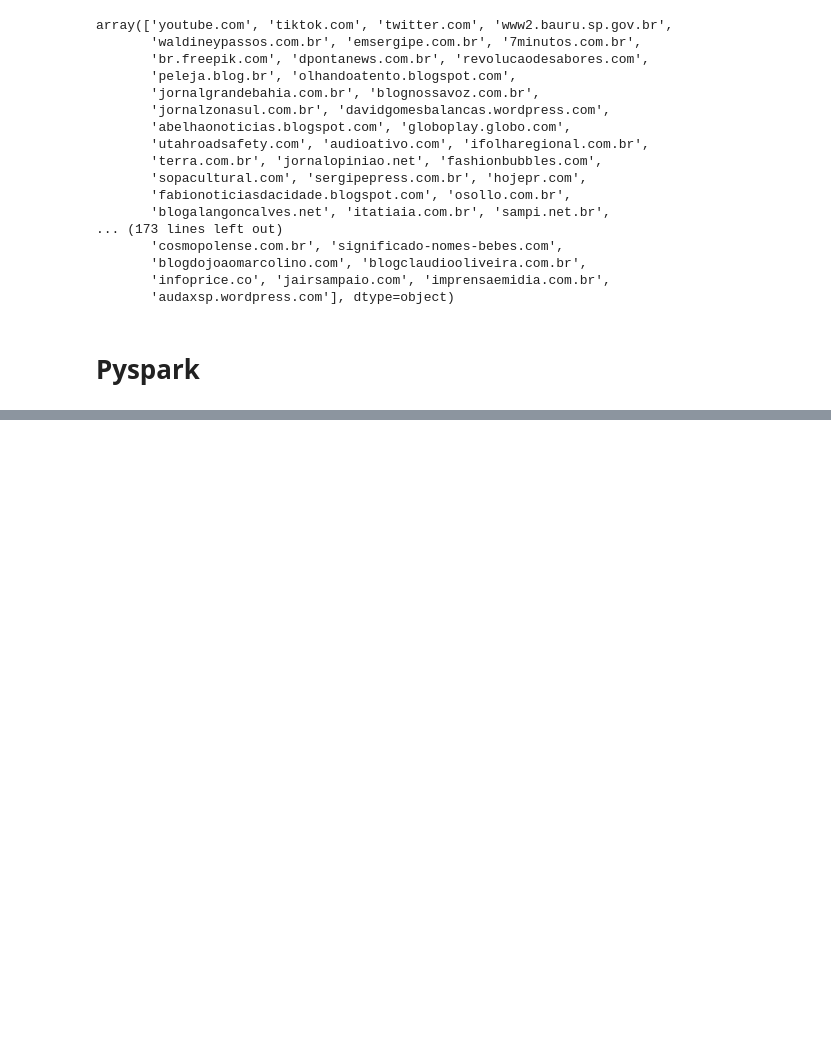
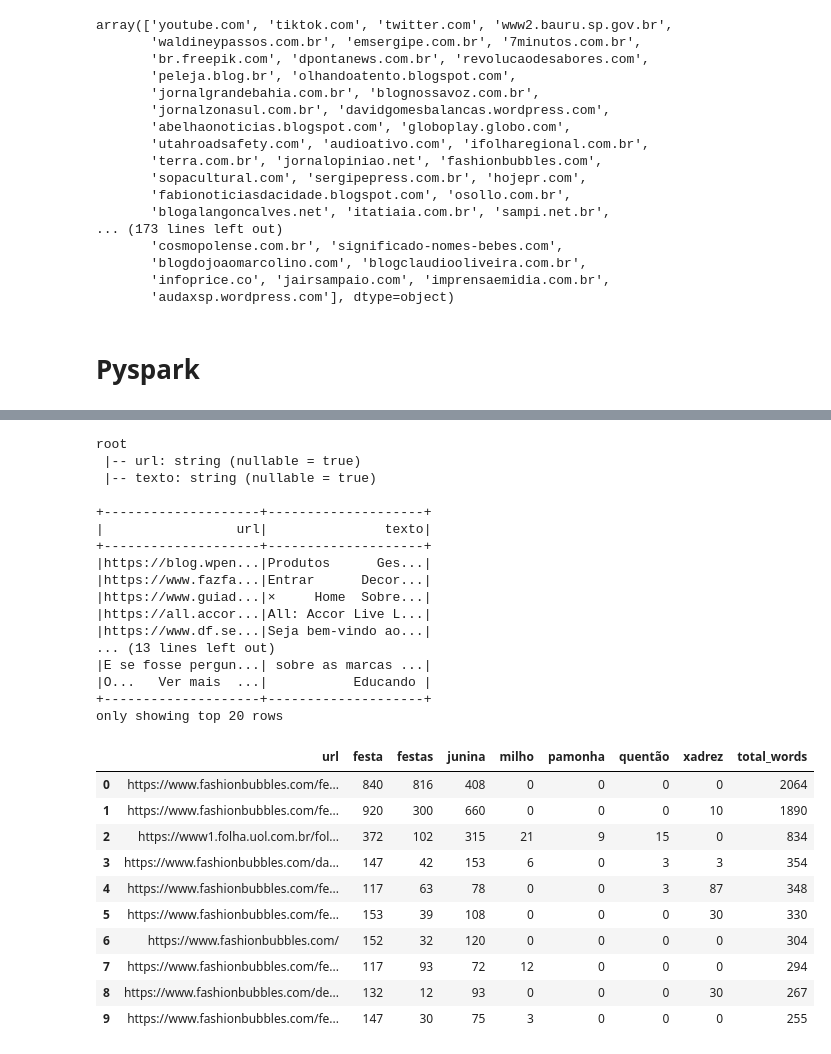
Before and after one commit to Thiag0car/Costume-Trends-Scraper, a Jupyter notebook: Contagem.ipynb, the cells around one changed output, grey strips where cells are left out. Drawn from its saved outputs; the diff is of its cells as text; code cells hidden in the pictures; blank space fills up the shorter version.

```diff
--- a/Contagem.ipynb
+++ b/Contagem.ipynb
@@ -169,0 +201,74 @@ plt.show()
+# %%
+from pyspark.sql.functions import explode, col
+
+# SparkSession
+spark = SparkSession.builder.getOrCreate()
+
+# Define the list of specific words
+specific_words = ["festa", "junina", "festajunina", "saojoao", "milho", "pamonha", "quentão", "festas", "xadrez"]
+
+# Read the CSV file
+df = spark.read.csv("C:/Users/danyu/Desktop/dados_sites.csv", header=True)
+
+# Verify the schema and data in the DataFrame
+df.printSchema()
+df.show()
+
+# Filter out null values in the "texto" and "url" columns
+df = df.filter(df["texto"].isNotNull() & df["url"].isNotNull())
+
+# Tokenize the text column
+tokenizer = Tokenizer(inputCol="texto", outputCol="words")
+df = tokenizer.transform(df)
+
+# Remove stopwords from the tokenized words
+remover = StopWordsRemover(inputCol="words", outputCol="filtered_words")
+df = remover.transform(df)
+
+# Explode the filtered words column into individual rows
+df = df.select(explode("filtered_words").alias("word"), col("url"))
+
+# Filter for specific words
+df_specific_words = df.filter(col("word").isin(specific_words))
+
+# Perform group by URL and word to count word occurrences
+word_counts = df_specific_words.groupby("url").pivot("word").count().na.fill(0)
+
+# Convert Spark DataFrame to Pandas DataFrame
+pandas_df = word_counts.toPandas()
+
+# Sort the Pandas DataFrame by the rows with the highest number of words
+pandas_df["total_words"] = pandas_df.sum(axis=1)
+pandas_df = pandas_df.sort_values("total_words", ascending=False)
+
+# Show the sorted Pandas DataFrame
+pandas_df.head(10).reset_index(drop=True)
+# %% [output]
+root
+ |-- url: string (nullable = true)
+ |-- texto: string (nullable = true)
+
++--------------------+--------------------+
+|                 url|               texto|
++--------------------+--------------------+
+|https://blog.wpen...|Produtos      Ges...|
+|https://www.fazfa...|Entrar      Decor...|
+|https://www.guiad...|×     Home  Sobre...|
+|https://all.accor...|All: Accor Live L...|
+|https://www.df.se...|Seja bem-vindo ao...|
+... (13 lines left out)
+|E se fosse pergun...| sobre as marcas ...|
+|O...   Ver mais  ...|           Educando |
++--------------------+--------------------+
+only showing top 20 rows
+|  | url | festa | festas | junina | milho | pamonha | quentão | xadrez | total_words |
+| 0 | https://www.fashionbubbles.com/fe... | 840 | 816 | 408 | 0 | 0 | 0 | 0 | 2064 |
+| 1 | https://www.fashionbubbles.com/fe... | 920 | 300 | 660 | 0 | 0 | 0 | 10 | 1890 |
+| 2 | https://www1.folha.uol.com.br/fol... | 372 | 102 | 315 | 21 | 9 | 15 | 0 | 834 |
+| 3 | https://www.fashionbubbles.com/da... | 147 | 42 | 153 | 6 | 0 | 3 | 3 | 354 |
+| 4 | https://www.fashionbubbles.com/fe... | 117 | 63 | 78 | 0 | 0 | 3 | 87 | 348 |
+| 5 | https://www.fashionbubbles.com/fe... | 153 | 39 | 108 | 0 | 0 | 0 | 30 | 330 |
+| 6 | https://www.fashionbubbles.com/ | 152 | 32 | 120 | 0 | 0 | 0 | 0 | 304 |
+| 7 | https://www.fashionbubbles.com/fe... | 117 | 93 | 72 | 12 | 0 | 0 | 0 | 294 |
+| 8 | https://www.fashionbubbles.com/de... | 132 | 12 | 93 | 0 | 0 | 0 | 30 | 267 |
+| 9 | https://www.fashionbubbles.com/fe... | 147 | 30 | 75 | 3 | 0 | 0 | 0 | 255 |
```
Also changed, not shown: parts of 14 cells of this notebook.
